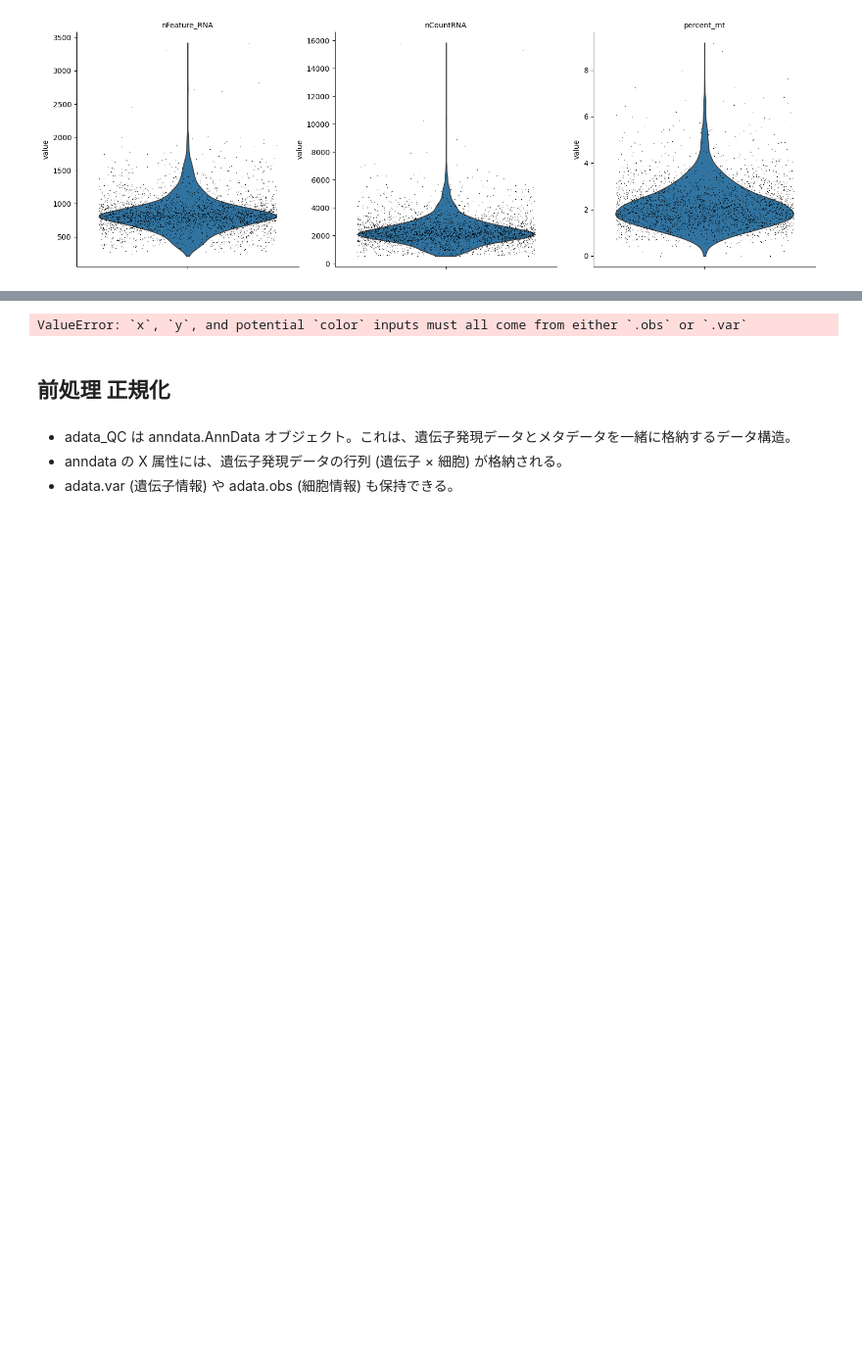
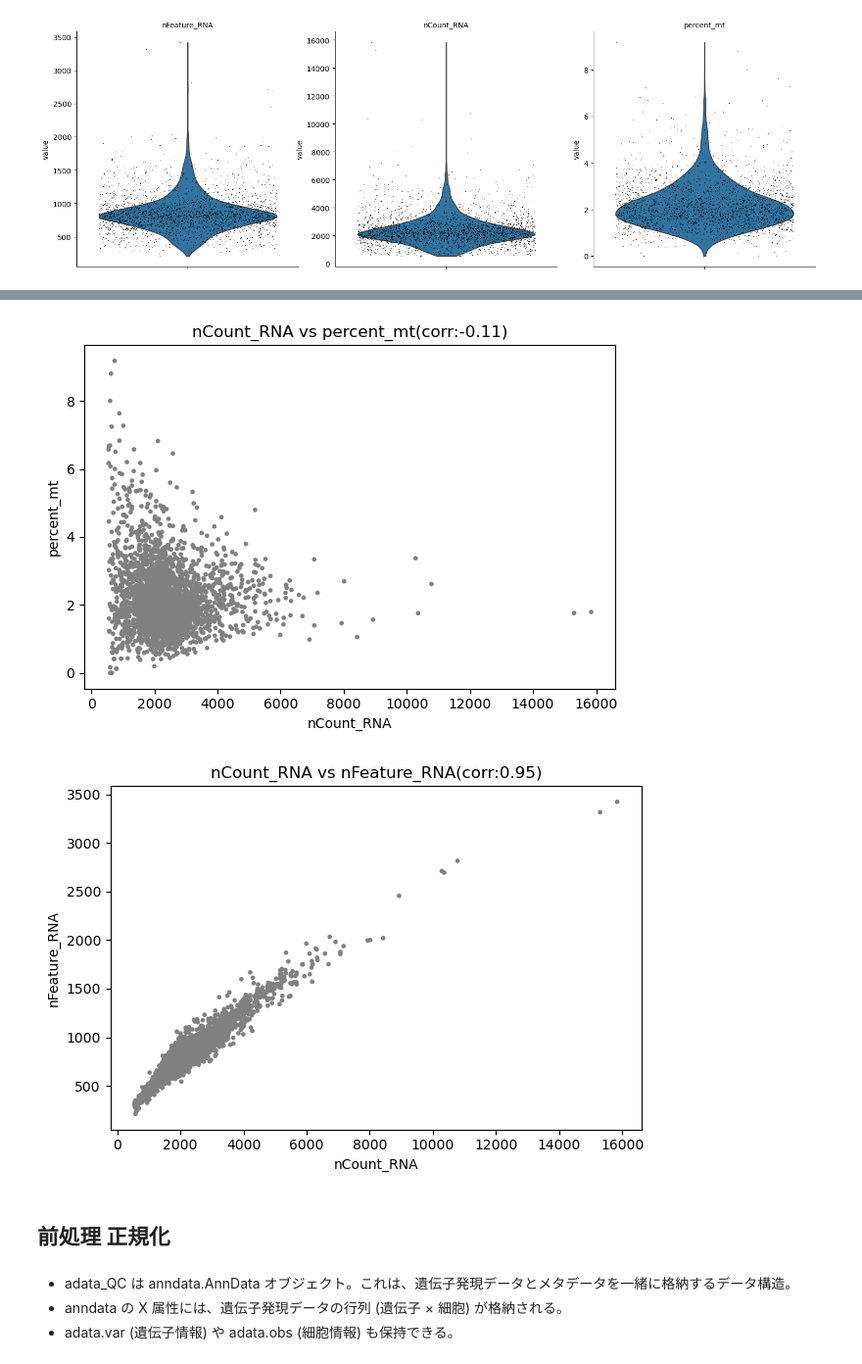
Before and after one commit to nakamin/portfolio4, a Jupyter notebook: 250209_scanpy_scRNA-seq.ipynb, the cells around one changed output, grey strips where cells are left out. Shown at 98% size. Saved outputs shown, nothing was run; the diff lists cells and outputs as text; code cells hidden in the pictures; blank space fills up the shorter version.

```diff
--- a/250209_scanpy_scRNA-seq.ipynb
+++ b/250209_scanpy_scRNA-seq.ipynb
@@ -165,9 +172,9 @@ sc.pl.violin(violin_adata, keys=["nFeature_RNA", "nCountRNA", "percent_mt"], jit
 # %%
 df_violin_QC = pd.DataFrame({
     "nFeature_RNA": adata_QC.obs["nFeature_RNA"],
-    "nCount_RNA": adata_QC.obs["nCountRNA"],
+    "nCount_RNA": adata_QC.obs["nCount_RNA"],
     "percent_mt": adata_QC.obs["percent_mt"]
-    }, index = adata.obs_names
+    }, index = adata_QC.obs_names
 )
 df_violin_QC
 # %% [output]
@@ -187,12 +220,13 @@ df_violin_QC
 # %%
-# 散布図
+# 散布図(np.corrcoef() は 相関係数行列 を返す関数なので[0,1] の位置を取得する)
 corr_nCount_percent_mt = np.corrcoef(df_violin_QC['nCount_RNA'], df_violin_QC['percent_mt'])[0,1]
 corr_nCount_nFeature_RNA = np.corrcoef(df_violin_QC['nCount_RNA'], df_violin_QC['nFeature_RNA'])[0,1]
 
-sc.pl.scatter(violin_adata, x=violin_adata.obs['nCountRNA'], y=violin_adata.obs['percent_mt'], title=f'nCount_RNA vs percent_mt(corr:{corr_nCount_percent_mt:.2f})')
+sc.pl.scatter(violin_adata, x='nCount_RNA', y='percent_mt', title=f'nCount_RNA vs percent_mt(corr:{corr_nCount_percent_mt:.2f})')
 sc.pl.scatter(violin_adata, x='nCount_RNA', y='nFeature_RNA', title = f'nCount_RNA vs nFeature_RNA(corr:{corr_nCount_nFeature_RNA:.2f})')
 # %% [output]
-ValueError: `x`, `y`, and potential `color` inputs must all come from either `.obs` or `.var`
+[figure, added]
+[figure, added]
 # %% [markdown]
 ## 前処理 正規化
 # %% [markdown]
```
Also changed, not shown: parts of 34 cells of this notebook, 1 other file.
